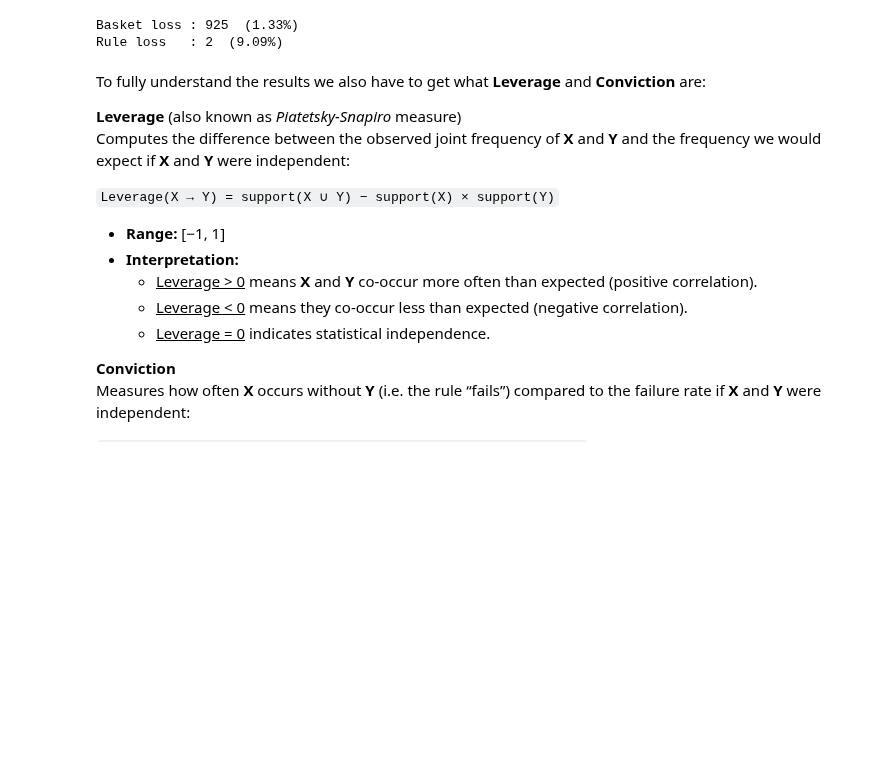
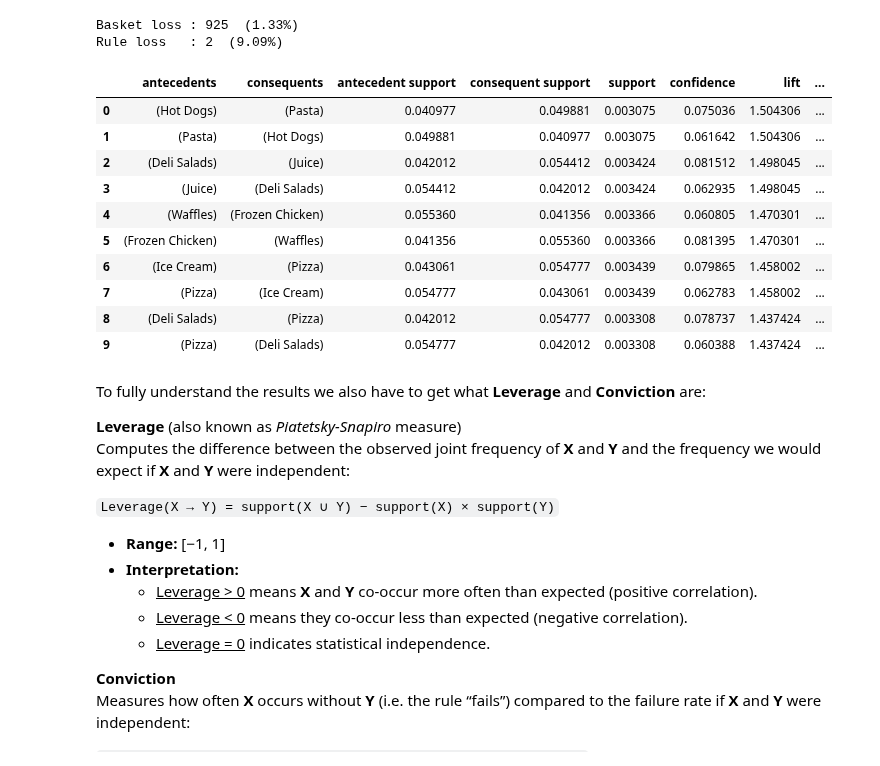
Before and after one commit to ijustsnapped/DataMine_PI, a Jupyter notebook: PD_202425_Project1/PD_202425_Project.ipynb, the cells around one changed output. Saved outputs shown, nothing was run; the diff lists cells and outputs as text; code cells hidden in the pictures; blank space fills up the shorter version.

```diff
--- a/PD_202425_Project1/PD_202425_Project.ipynb
+++ b/PD_202425_Project1/PD_202425_Project.ipynb
@@ -1877,6 +1832,60 @@ print(f"Rule loss   : {before_rules-after_rules}  "
 # %% [output]
 Basket loss : 925  (1.33%)
 Rule loss   : 2  (9.09%)
+# %%
+
+def enrich_rules(rules, n_transactions):
+    """
+    Given the `rules` DataFrame produced by `mlxtend.frequent_patterns.association_rules`
+    and the total number of transactions in the market-basket matrix (`n_transactions`),
+    add columns that make the numeric meaning of *leverage* and *conviction* explicit.
+
+    New columns
+    -----------
+    exp_support   : expected P(A∪B) under independence  = support(A) · support(B)
+    rel_gain_pct  : relative gain of the pair vs. chance = leverage / exp_support  (in %)
+    extra_pairs   : absolute # of 'extra' co-occurrences = leverage · n_transactions
+    """
+    # work on a copy
+    df = rules.copy()
+
+    # remember what was there
+    original_cols = list(df.columns)
+
+    # compute new interpretability columns
+    df["exp_support"]  = df["support"] / df["lift"]
+    df["rel_gain_pct"] = (df["leverage"] / df["exp_support"]) * 100
+    df["extra_pairs"]  = (df["leverage"] * n_transactions).round().astype(int)
+
+    # now return only the original + the three new ones, in order
+    extra_cols = ["exp_support", "rel_gain_pct", "extra_pairs"]
+    return df[original_cols + extra_cols]
+
+
+n_baskets = df_stripped.shape[0]
+
+# enrich and sort for demonstration
+rules_pretty = (
+    enrich_rules(strong_rules.copy(), n_baskets)
+      .sort_values(["lift", "confidence"], ascending=False)
+      .reset_index(drop=True)
+)
+
+# show the top 10 rules with the new interpretability columns
+pd.set_option("display.float_format", "{:,.6f}".format)
+display(rules_pretty.head(10))
+# %% [output]
+|  | antecedents | consequents | antecedent support | consequent support | support | confidence | lift | ... |
+| 0 | (Hot Dogs) | (Pasta) | 0.040977 | 0.049881 | 0.003075 | 0.075036 | 1.504306 | ... |
+| 1 | (Pasta) | (Hot Dogs) | 0.049881 | 0.040977 | 0.003075 | 0.061642 | 1.504306 | ... |
+| 2 | (Deli Salads) | (Juice) | 0.042012 | 0.054412 | 0.003424 | 0.081512 | 1.498045 | ... |
+| 3 | (Juice) | (Deli Salads) | 0.054412 | 0.042012 | 0.003424 | 0.062935 | 1.498045 | ... |
+| 4 | (Waffles) | (Frozen Chicken) | 0.055360 | 0.041356 | 0.003366 | 0.060805 | 1.470301 | ... |
+| 5 | (Frozen Chicken) | (Waffles) | 0.041356 | 0.055360 | 0.003366 | 0.081395 | 1.470301 | ... |
+| 6 | (Ice Cream) | (Pizza) | 0.043061 | 0.054777 | 0.003439 | 0.079865 | 1.458002 | ... |
+| 7 | (Pizza) | (Ice Cream) | 0.054777 | 0.043061 | 0.003439 | 0.062783 | 1.458002 | ... |
+| 8 | (Deli Salads) | (Pizza) | 0.042012 | 0.054777 | 0.003308 | 0.078737 | 1.437424 | ... |
+| 9 | (Pizza) | (Deli Salads) | 0.054777 | 0.042012 | 0.003308 | 0.060388 | 1.437424 | ... |
 # %% [markdown]
 To fully understand the results we also have to get what **Leverage** and **Conviction** are:
 
```
Also changed, not shown: parts of 9 cells of this notebook.
